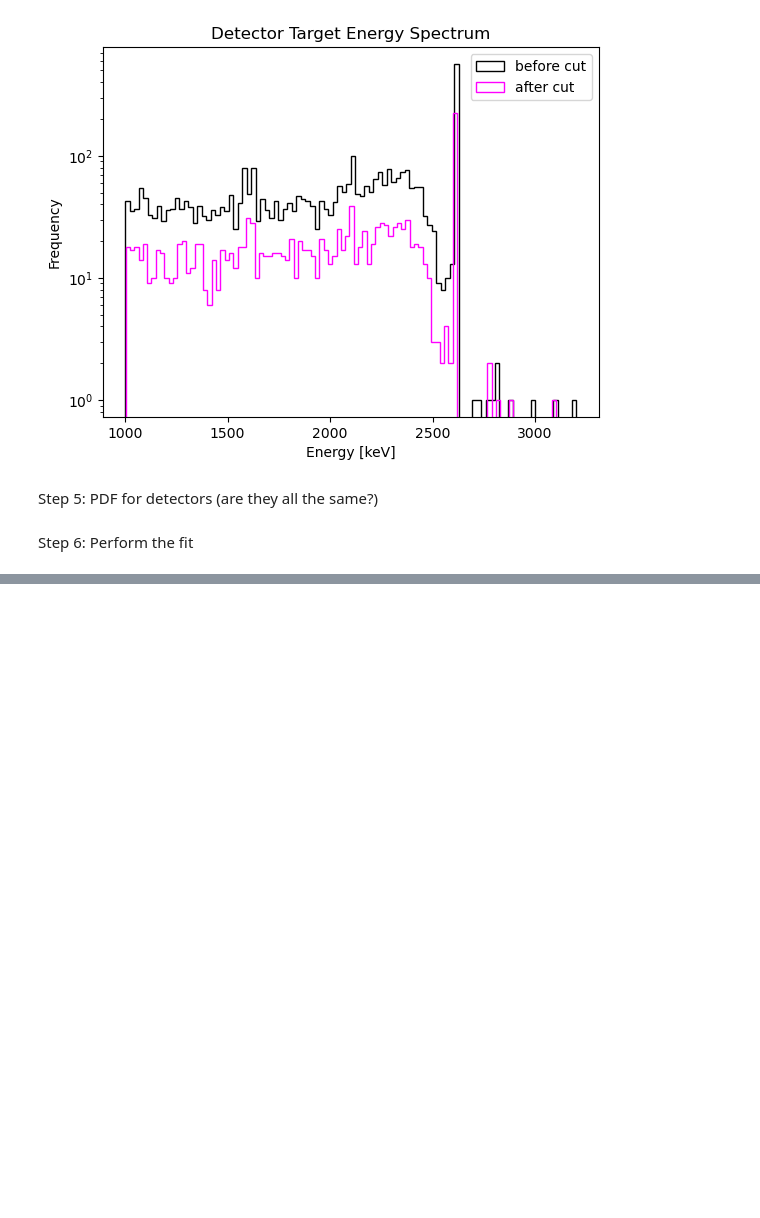
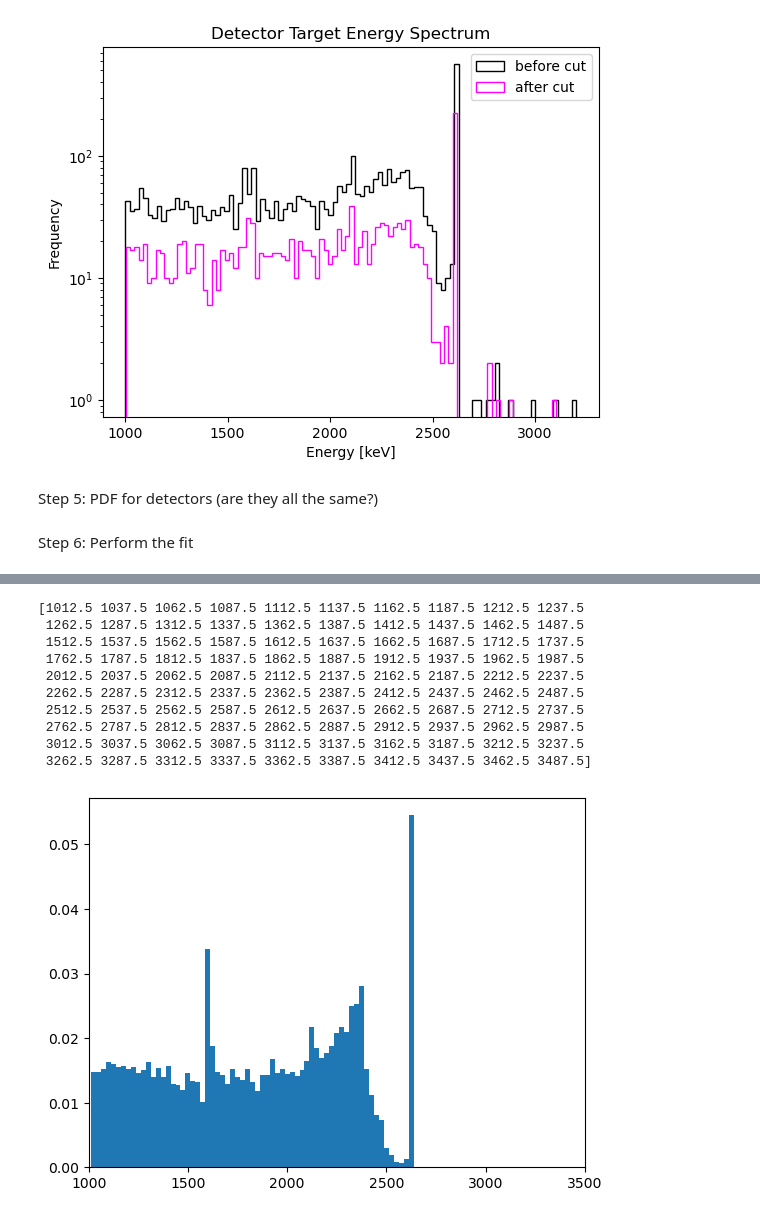
Before and after one commit to Brainz22/DSC291, a Jupyter notebook: finalProject_nb.ipynb, the cells around one changed output, grey strips where cells are left out. Saved outputs shown, nothing was run; the diff lists cells and outputs as text; code cells hidden in the pictures; blank space fills up the shorter version.

```diff
--- a/finalProject_nb.ipynb
+++ b/finalProject_nb.ipynb
@@ -377,0 +289,22 @@ Best-fit chi-square: 92.19
+# %%
+counts_A, bin_edges_A = np.histogram(data_A_with_cut['energy'], bins=100, range=(1000, 3500))
+normalized_counts_A = counts_A/(np.sum(counts_A))
+
+bin_width_A = (bin_edges_A[-1] - bin_edges_A[0]) / 100
+bin_centers_A = 0.5 * (bin_edges_A[1:] + bin_edges_A[:-1])
+print(bin_centers_A)
+plt.bar(bin_edges_A[1:], normalized_counts_A, width=bin_width_A)
+plt.xlim(1000, 3500)
+plt.show()
+# %% [output]
+[1012.5 1037.5 1062.5 1087.5 1112.5 1137.5 1162.5 1187.5 1212.5 1237.5
+ 1262.5 1287.5 1312.5 1337.5 1362.5 1387.5 1412.5 1437.5 1462.5 1487.5
+ 1512.5 1537.5 1562.5 1587.5 1612.5 1637.5 1662.5 1687.5 1712.5 1737.5
+ 1762.5 1787.5 1812.5 1837.5 1862.5 1887.5 1912.5 1937.5 1962.5 1987.5
+ 2012.5 2037.5 2062.5 2087.5 2112.5 2137.5 2162.5 2187.5 2212.5 2237.5
+ 2262.5 2287.5 2312.5 2337.5 2362.5 2387.5 2412.5 2437.5 2462.5 2487.5
+ 2512.5 2537.5 2562.5 2587.5 2612.5 2637.5 2662.5 2687.5 2712.5 2737.5
+ 2762.5 2787.5 2812.5 2837.5 2862.5 2887.5 2912.5 2937.5 2962.5 2987.5
+ 3012.5 3037.5 3062.5 3087.5 3112.5 3137.5 3162.5 3187.5 3212.5 3237.5
+ 3262.5 3287.5 3312.5 3337.5 3362.5 3387.5 3412.5 3437.5 3462.5 3487.5]
+[figure, added]
```
Also changed, not shown: parts of 15 cells of this notebook.
